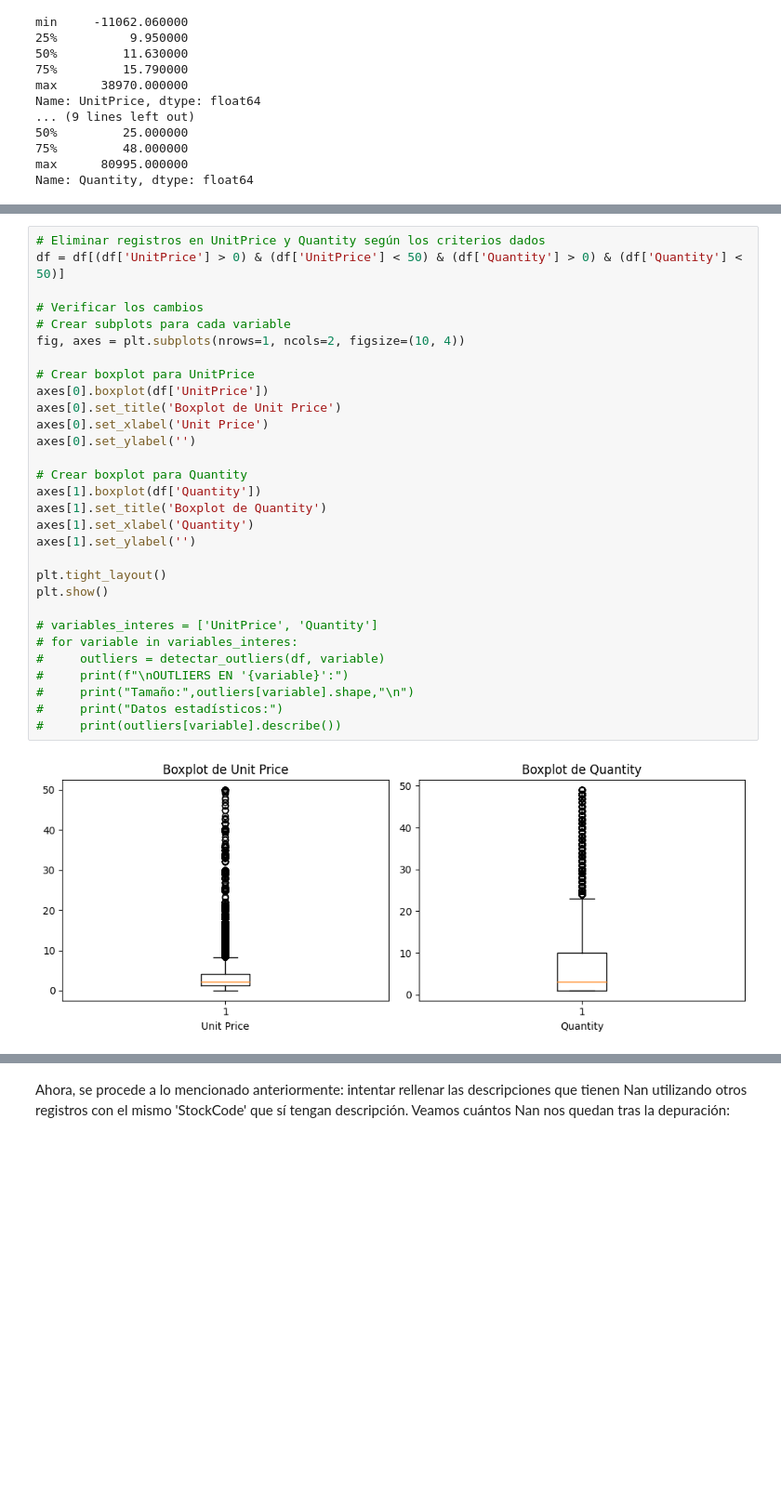
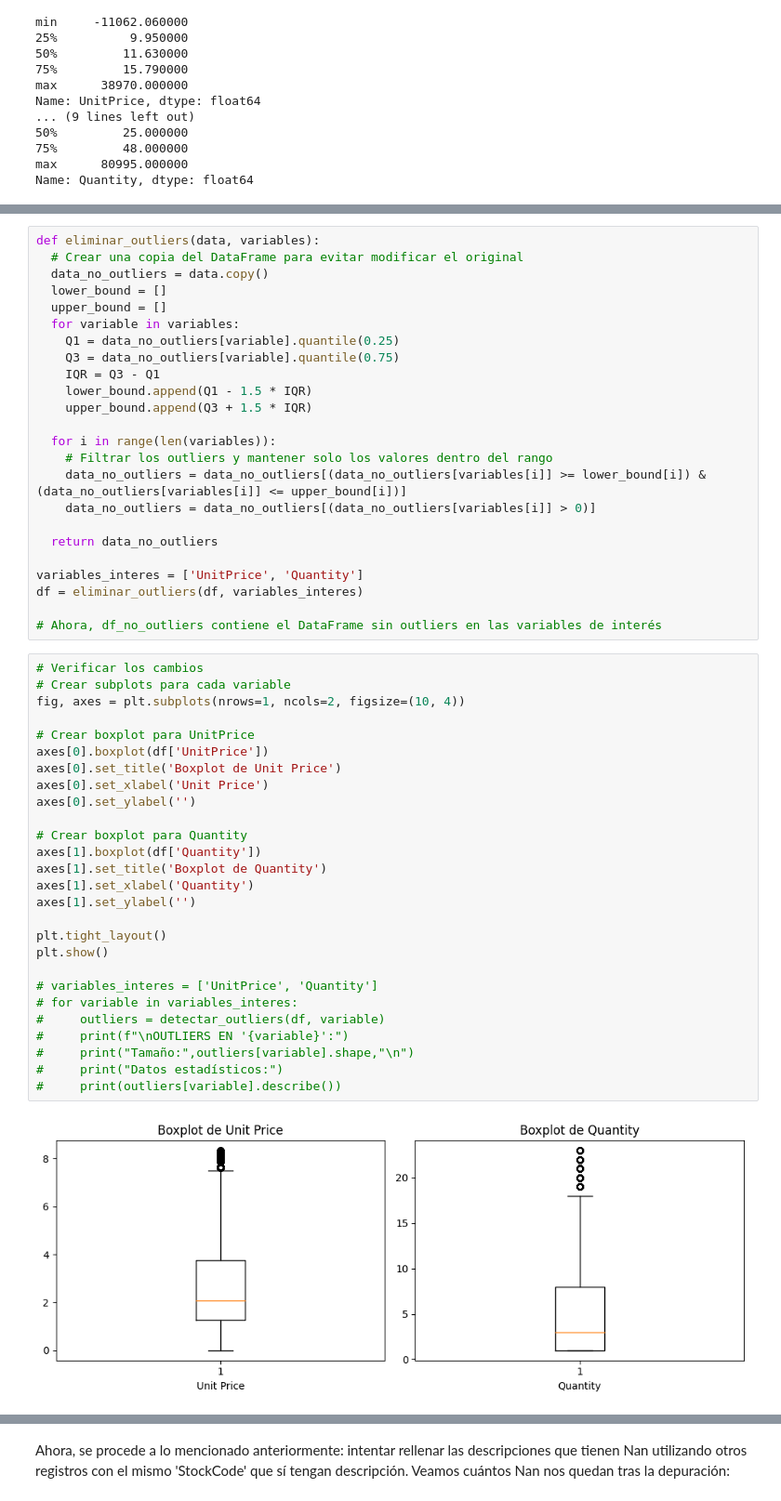
Before and after one commit to 9105507/MINERIA_DE_DATOS_23_24, a Jupyter notebook: Lab2_Mike.ipynb, the cells around one changed output, grey strips where cells are left out. Shown: that part at 93% size. Drawn from its saved outputs; the diff is of its cells as text; blank space fills up the shorter version.

```diff
--- a/Lab2_Mike.ipynb
+++ b/Lab2_Mike.ipynb
@@ -414,32 +402,53 @@ Se van a eliminar 11976 registro de nuestro dataset. Se procede a ello:
+# %%
+def eliminar_outliers(data, variables):
+  # Crear una copia del DataFrame para evitar modificar el original
+  data_no_outliers = data.copy()
+  lower_bound = []
+  upper_bound = []
+  for variable in variables:
+    Q1 = data_no_outliers[variable].quantile(0.25)
+    Q3 = data_no_outliers[variable].quantile(0.75)
+    IQR = Q3 - Q1
+    lower_bound.append(Q1 - 1.5 * IQR)
+    upper_bound.append(Q3 + 1.5 * IQR)
+
+  for i in range(len(variables)):
+    # Filtrar los outliers y mantener solo los valores dentro del rango
+    data_no_outliers = data_no_outliers[(data_no_outliers[variables[i]] >= lower_bound[i]) & (data_no_outliers[variables[i]] <= upper_bound[i])]
+    data_no_outliers = data_no_outliers[(data_no_outliers[variables[i]] > 0)]
+
+  return data_no_outliers
+
+variables_interes = ['UnitPrice', 'Quantity']
+df = eliminar_outliers(df, variables_interes)
+
+# Ahora, df_no_outliers contiene el DataFrame sin outliers en las variables de interés
 # %%
-# Eliminar registros en UnitPrice y Quantity según los criterios dados
-df = df[(df['UnitPrice'] > 0) & (df['UnitPrice'] < 50) & (df['Quantity'] > 0) & (df['Quantity'] < 50)]
-
 # Verificar los cambios
 # Crear subplots para cada variable
 fig, axes = plt.subplots(nrows=1, ncols=2, figsize=(10, 4))
 
 # Crear boxplot para UnitPrice
 axes[0].boxplot(df['UnitPrice'])
 axes[0].set_title('Boxplot de Unit Price')
 axes[0].set_xlabel('Unit Price')
 axes[0].set_ylabel('')
 
 # Crear boxplot para Quantity
 axes[1].boxplot(df['Quantity'])
 axes[1].set_title('Boxplot de Quantity')
 axes[1].set_xlabel('Quantity')
 axes[1].set_ylabel('')
 
 plt.tight_layout()
 plt.show()
 
 # variables_interes = ['UnitPrice', 'Quantity']
 # for variable in variables_interes:
 #     outliers = detectar_outliers(df, variable)
 #     print(f"\nOUTLIERS EN '{variable}':")
 #     print("Tamaño:",outliers[variable].shape,"\n")
 #     print("Datos estadísticos:")
 #     print(outliers[variable].describe())
 # %% [output]
-[figure, old version]
+[figure, new version]
```
Also changed, not shown: parts of 29 cells of this notebook.
